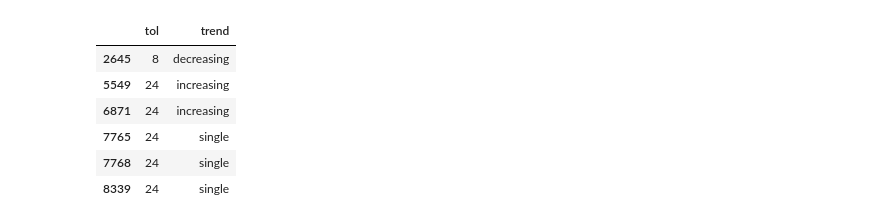
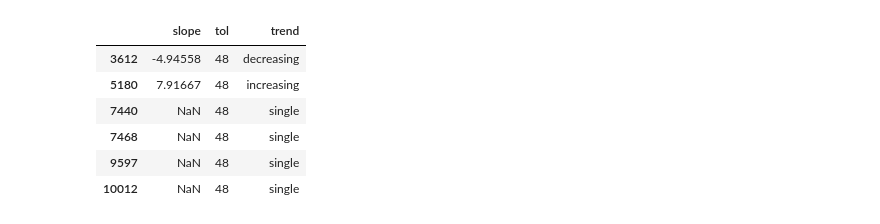
Before and after one commit to RomGutman/eICU_ARDS, a Jupyter notebook: ARDS.ipynb, the cells around one changed output. Drawn from its saved outputs; the diff is of its cells as text; code cells hidden in the pictures.

```diff
--- a/ARDS.ipynb
+++ b/ARDS.ipynb
@@ -66,7 +68,7 @@ q3 = """
     where patienthealthsystemstayid = %(phsid)s
                             """
 # %%
-param = {'phsid': '2645908'}
+param = {'phsid': 2473007}
 tr = pd.read_sql_query(query, con, params=param)
 tr2 = pd.read_sql_query(q2, con, params=param)
 df3 = tr.merge(tr2, how='left', on=['phsid']).copy()
@@ -75,6 +77,6 @@ df3 = tr.merge(tr2, how='left', on=['phsid']).copy()
 # tr3
 df3['closed'] = ((df3['toffset'] - df3['lab_time'])/60).astype(float)
 
-df3[['phsid','lab_time','PF ratio','toffset','closed']]
+df3[['phsid','lab_time','PF ratio','toffset','closed']].head(10)
 # %% [output]
 |  | phsid | lab_time | PF ratio | toffset | closed |
@@ -145,7 +150,7 @@ df7
 # %%
 df8 = df3[['PF ratio','lab_time','toffset']].drop_duplicates()
 
-defulat_tol = 24
+defulat_tol = 48
 df8 = df8[np.abs(df8['lab_time']-df8['toffset'])<defulat_tol*60]
 
 df8.reset_index(inplace=True,drop=True)
@@ -180,25 +197,32 @@ def extract_trend(rel_dict):
 #     trend_df.rename(columns={"index": "toffset"},inplace=True)
     return trend_df.copy()
 # %%
-df9 = df8[df8['lab_time']<df8['toffset']].copy()
+before_tol = 24*60
+df9 = df8[df8['lab_time'] < df8['toffset']].copy()
 df9['offset'] = ((df9['toffset'] - df9['lab_time'])).astype(int)
+
+df9 = df9[df9['offset'] < before_tol]
+
+df9.reset_index(inplace=True,drop=True)
 df9.sort_values(['toffset','lab_time'],inplace=True)
 
 gb9 = df9.groupby('toffset')
 dict_before = {x:gb9.get_group(x) for x in gb9.groups}
 
 df_before = extract_trend(dict_before)
 
+df_before
 
-df_before
+# trendline(dict_before[121]['PF ratio'])
+# df8.loc[(df8['lab_time'] < df8['toffset']) & np.abs(df8['toffset'] - df8['lab_time']) < before_tol]
 # %% [output]
-|  | tol | trend |
-| 2645 | 8 | decreasing |
-| 5549 | 24 | increasing |
-| 6871 | 24 | increasing |
-| 7765 | 24 | single |
-| 7768 | 24 | single |
-| 8339 | 24 | single |
+|  | slope | tol | trend |
+| 3612 | -4.94558 | 48 | decreasing |
+| 5180 | 7.91667 | 48 | increasing |
+| 7440 | NaN | 48 | single |
+| 7468 | NaN | 48 | single |
+| 9597 | NaN | 48 | single |
+| 10012 | NaN | 48 | single |
 # %%
 df10 = df8[df8['lab_time']>df8['toffset']].copy()
 df10['offset'] = ((df10['lab_time'] - df10['toffset'])).astype(int)
```
Also changed, not shown: parts of 20 cells of this notebook, 5 other files.
